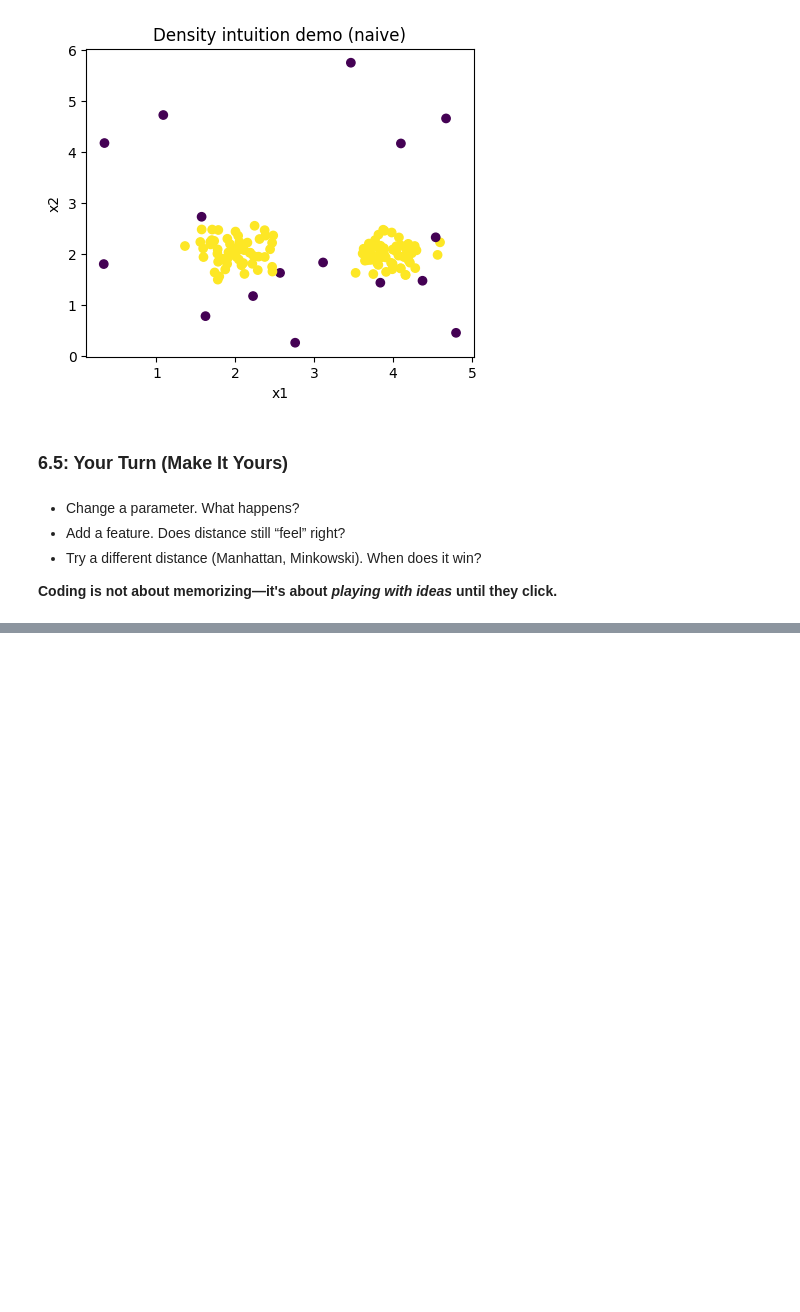
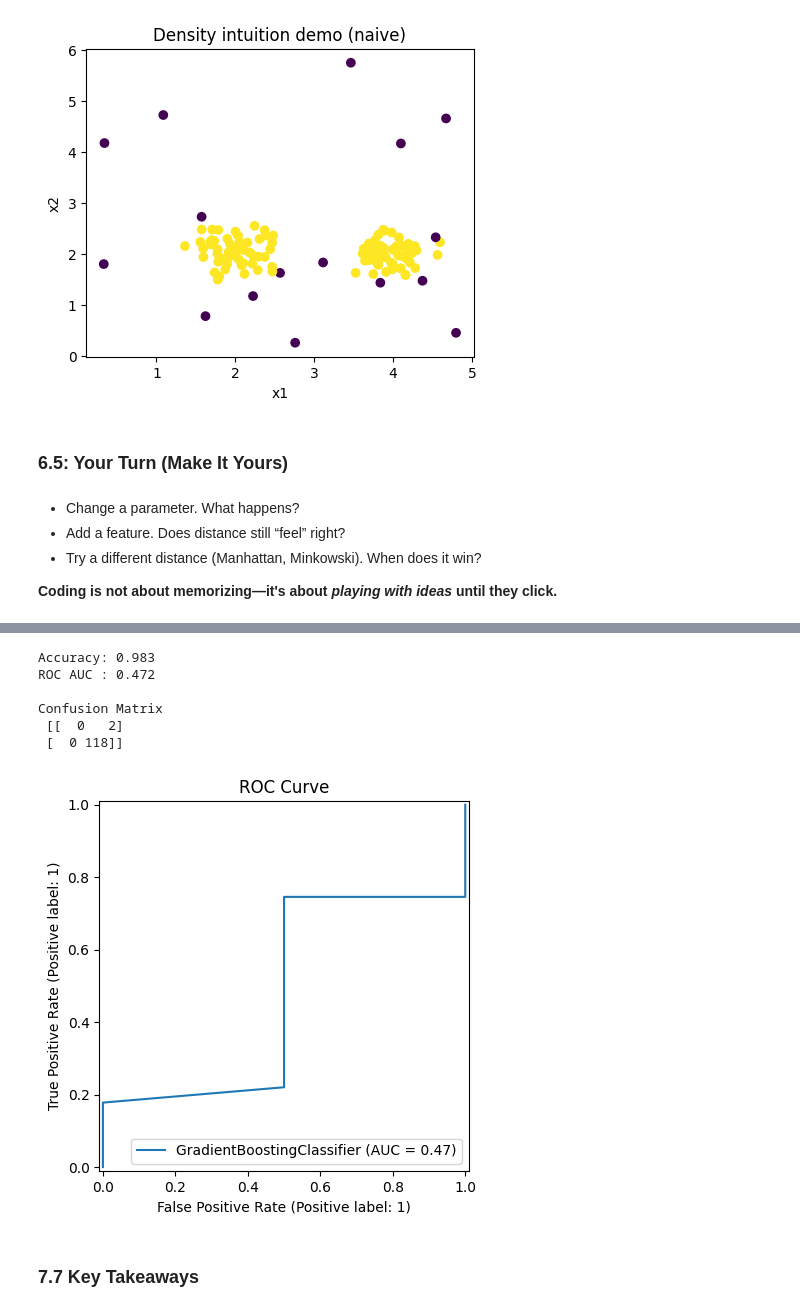
Before and after one commit to bendupey87/data_101_textbook, a Jupyter notebook: book/_build/jupyter_execute/data_101_book.ipynb, the cells around one changed output, grey strips where cells are left out. Drawn from its saved outputs; the diff is of its cells as text; code cells hidden in the pictures; blank space fills up the shorter version.

```diff
--- a/book/_build/jupyter_execute/data_101_book.ipynb
+++ b/book/_build/jupyter_execute/data_101_book.ipynb
@@ -4067,0 +4414,21 @@ plt.show()
+# %%
+# Simple subset selection demonstration with logistic regression
+from itertools import combinations
+
+features = list(X_train.columns)
+results = []
+
+for k in range(1, len(features)+1):
+    for subset in combinations(features, k):
+        sub_cols = list(subset)
+        model = Pipeline([
+            ("scaler", StandardScaler()),
+            ("clf", LogisticRegression(max_iter=500))
+        ])
+        model.fit(X_train[sub_cols], y_train)
+        probs = model.predict_proba(X_test[sub_cols])[:, 1]
+        auc = roc_auc_score(y_test, probs)
+        results.append({"k": k, "subset": sub_cols, "ROC AUC": auc})
+
+sel_df = pd.DataFrame(results).sort_values(["ROC AUC","k"], ascending=[False, True]).reset_index(drop=True)
+sel_df.head(10)
@@ -4067,0 +4590,27 @@ plt.show()
+# %%
+# Reusable training & evaluation template for classification
+def quick_classification_experiment(X, y, model, test_size=0.2, random_state=42):
+    Xtr, Xte, ytr, yte = train_test_split(X, y, test_size=test_size, stratify=y, random_state=random_state)
+    model.fit(Xtr, ytr)
+    preds = model.predict(Xte)
+    probs = model.predict_proba(Xte)[:, 1]
+    print("Accuracy:", (preds == yte).mean().round(3))
+    print("ROC AUC :", roc_auc_score(yte, probs).round(3))
+    print("\nConfusion Matrix\n", confusion_matrix(yte, preds))
+    RocCurveDisplay.from_estimator(model, Xte, yte)
+    plt.title("ROC Curve")
+    plt.show()
+    return model
+
+# Example reuse: try tuned Gradient Boosting on the student dataset
+_ = quick_classification_experiment(X, y, best_gb)
+# %% [output]
+Accuracy: 0.983
+ROC AUC : 0.472
+
+Confusion Matrix
+ [[  0   2]
+ [  0 118]]
+[figure, added]
+# %% [markdown]
+### **7.7 Key Takeaways**
```
Also changed, not shown: parts of 41 cells of this notebook, 27 other files.
